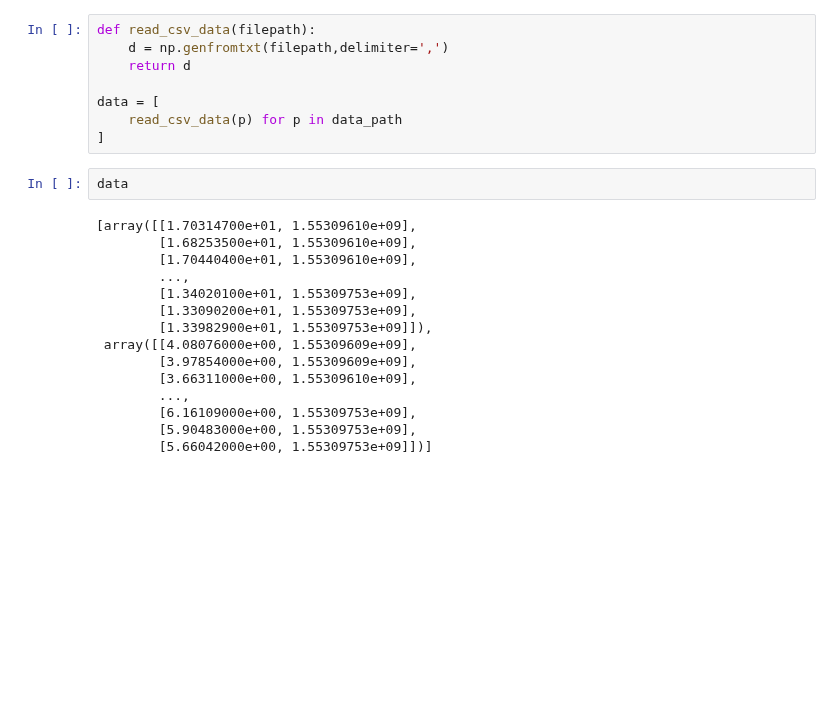
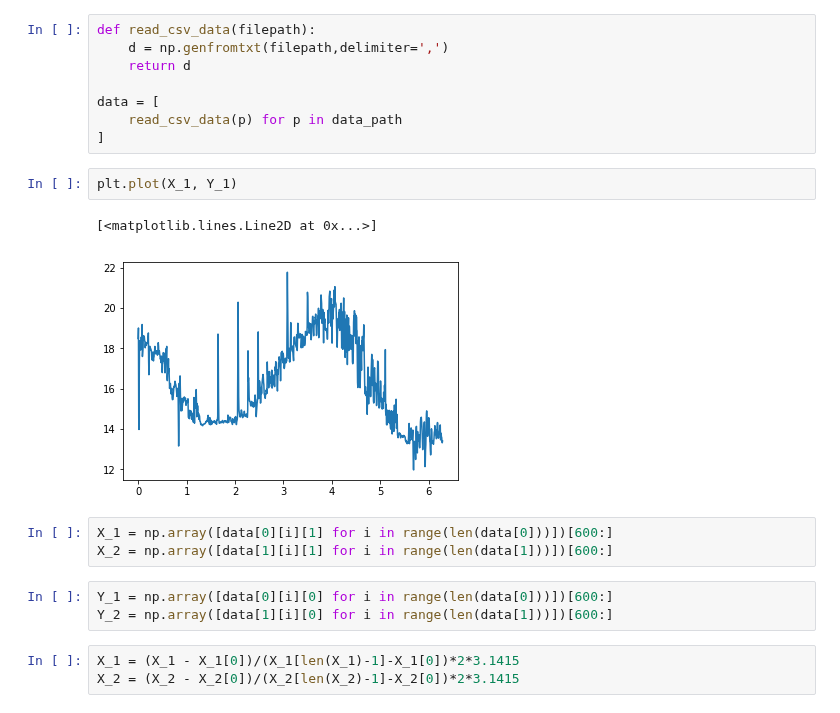
Before and after one commit to DaniloZZZ/quantTechLab, a Jupyter notebook: Statistical phase estimation.ipynb, the cells around one changed output. Cells and saved outputs as stored; diff of their text form; blank space fills up the shorter version.

```diff
--- a/Statistical phase estimation.ipynb
+++ b/Statistical phase estimation.ipynb
@@ -28,20 +31,17 @@ def read_csv_data(filepath):
 data = [
     read_csv_data(p) for p in data_path
 ]
-# %%
-data
-# %% [output]
-[array([[1.70314700e+01, 1.55309610e+09],
-        [1.68253500e+01, 1.55309610e+09],
-        [1.70440400e+01, 1.55309610e+09],
-        ...,
-        [1.34020100e+01, 1.55309753e+09],
-        [1.33090200e+01, 1.55309753e+09],
-        [1.33982900e+01, 1.55309753e+09]]),
- array([[4.08076000e+00, 1.55309609e+09],
-        [3.97854000e+00, 1.55309609e+09],
-        [3.66311000e+00, 1.55309610e+09],
-        ...,
-        [6.16109000e+00, 1.55309753e+09],
-        [5.90483000e+00, 1.55309753e+09],
-        [5.66042000e+00, 1.55309753e+09]])]
+# %%
+plt.plot(X_1, Y_1)
+# %% [output]
+[<matplotlib.lines.Line2D at 0x...>]
+[figure, added]
+# %%
+X_1 = np.array([data[0][i][1] for i in range(len(data[0]))])[600:]
+X_2 = np.array([data[1][i][1] for i in range(len(data[1]))])[600:]
+# %%
+Y_1 = np.array([data[0][i][0] for i in range(len(data[0]))])[600:]
+Y_2 = np.array([data[1][i][0] for i in range(len(data[1]))])[600:]
+# %%
+X_1 = (X_1 - X_1[0])/(X_1[len(X_1)-1]-X_1[0])*2*3.1415
+X_2 = (X_2 - X_2[0])/(X_2[len(X_2)-1]-X_2[0])*2*3.1415
```
Also changed, not shown: parts of 17 cells of this notebook, 1 other file.
